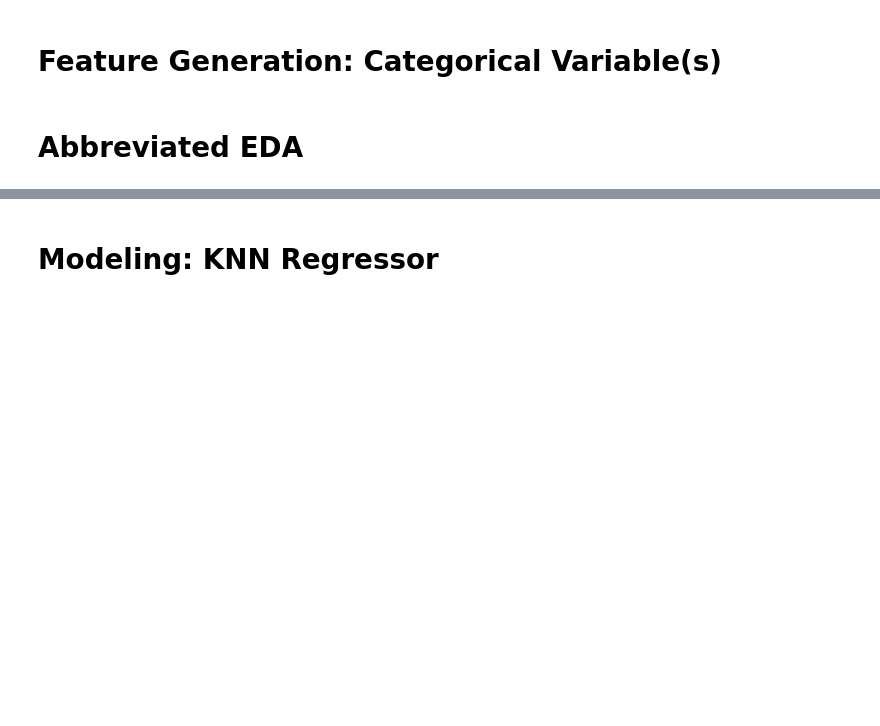
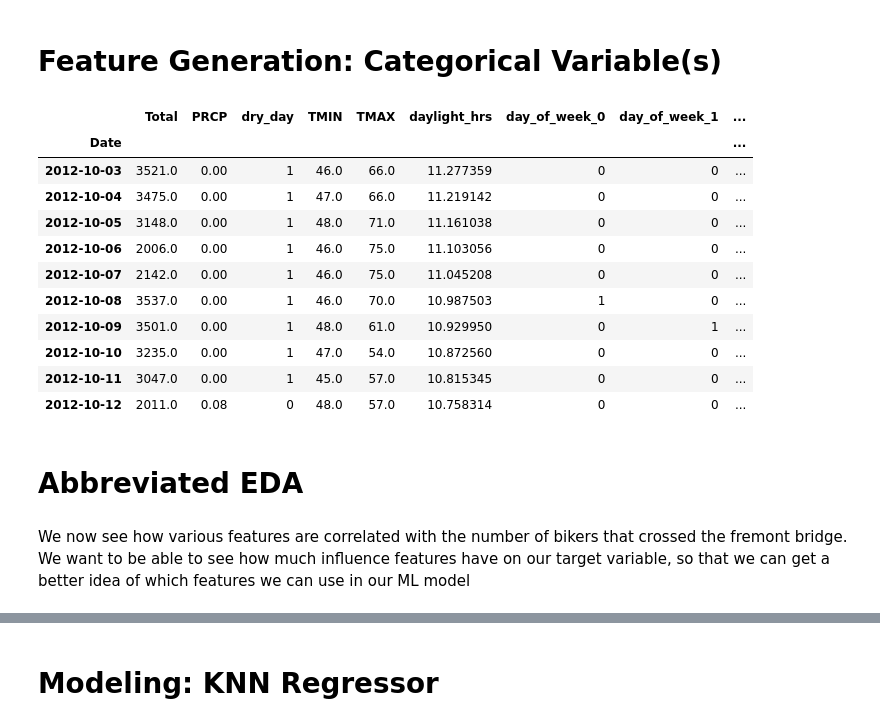
Before and after one commit to shravan207/datascience, a Jupyter notebook: analysis.ipynb, the cells around one changed output, grey strips where cells are left out. Cells and saved outputs as stored; diff of their text form; code cells hidden in the pictures; blank space fills up the shorter version.

```diff
--- a/analysis.ipynb
+++ b/analysis.ipynb
@@ -63,12 +113,29 @@ plt.ylim(8, 17)
 # Feature Generation: Categorical Variable(s)
 # %%
 # Get dummy variables from categorical columns (alternative: sklearn OneHotEncoding)
-# Make each day of the week a column and the day which it is would get assigned a value of one and the rest a value of 0.
+# Make each day of the week a column and the day which it is would get assigned
+# a value of one and the rest a value of 0.
 daily['day_of_week'] = daily.index.dayofweek.astype("str")
 # Plot: daily[["day", "Total"]].groupby("day").sum().plot()
 daily = pd.get_dummies(daily)
+daily.head(10)
+# %% [output]
+|  | Total | PRCP | dry_day | TMIN | TMAX | daylight_hrs | day_of_week_0 | day_of_week_1 | ... |
+| Date |  |  |  |  |  |  |  |  | ... |
+| 2012-10-03 | 3521.0 | 0.00 | 1 | 46.0 | 66.0 | 11.277359 | 0 | 0 | ... |
+| 2012-10-04 | 3475.0 | 0.00 | 1 | 47.0 | 66.0 | 11.219142 | 0 | 0 | ... |
+| 2012-10-05 | 3148.0 | 0.00 | 1 | 48.0 | 71.0 | 11.161038 | 0 | 0 | ... |
+| 2012-10-06 | 2006.0 | 0.00 | 1 | 46.0 | 75.0 | 11.103056 | 0 | 0 | ... |
+| 2012-10-07 | 2142.0 | 0.00 | 1 | 46.0 | 75.0 | 11.045208 | 0 | 0 | ... |
+| 2012-10-08 | 3537.0 | 0.00 | 1 | 46.0 | 70.0 | 10.987503 | 1 | 0 | ... |
+| 2012-10-09 | 3501.0 | 0.00 | 1 | 48.0 | 61.0 | 10.929950 | 0 | 1 | ... |
+| 2012-10-10 | 3235.0 | 0.00 | 1 | 47.0 | 54.0 | 10.872560 | 0 | 0 | ... |
+| 2012-10-11 | 3047.0 | 0.00 | 1 | 45.0 | 57.0 | 10.815345 | 0 | 0 | ... |
+| 2012-10-12 | 2011.0 | 0.08 | 0 | 48.0 | 57.0 | 10.758314 | 0 | 0 | ... |
 # %% [markdown]
 # Abbreviated EDA
+# %% [markdown]
+We now see how various features are correlated with the number of bikers that crossed the fremont bridge. We want to be able to see how much influence features have on our target variable, so that we can get a better idea of which features we can use in our ML model
 # %%
 # What is the relationship between bikers and temperature?
 plt.scatter(daily.TMAX, daily.Total, alpha=.2)
```
Also changed, not shown: parts of 24 cells of this notebook.
